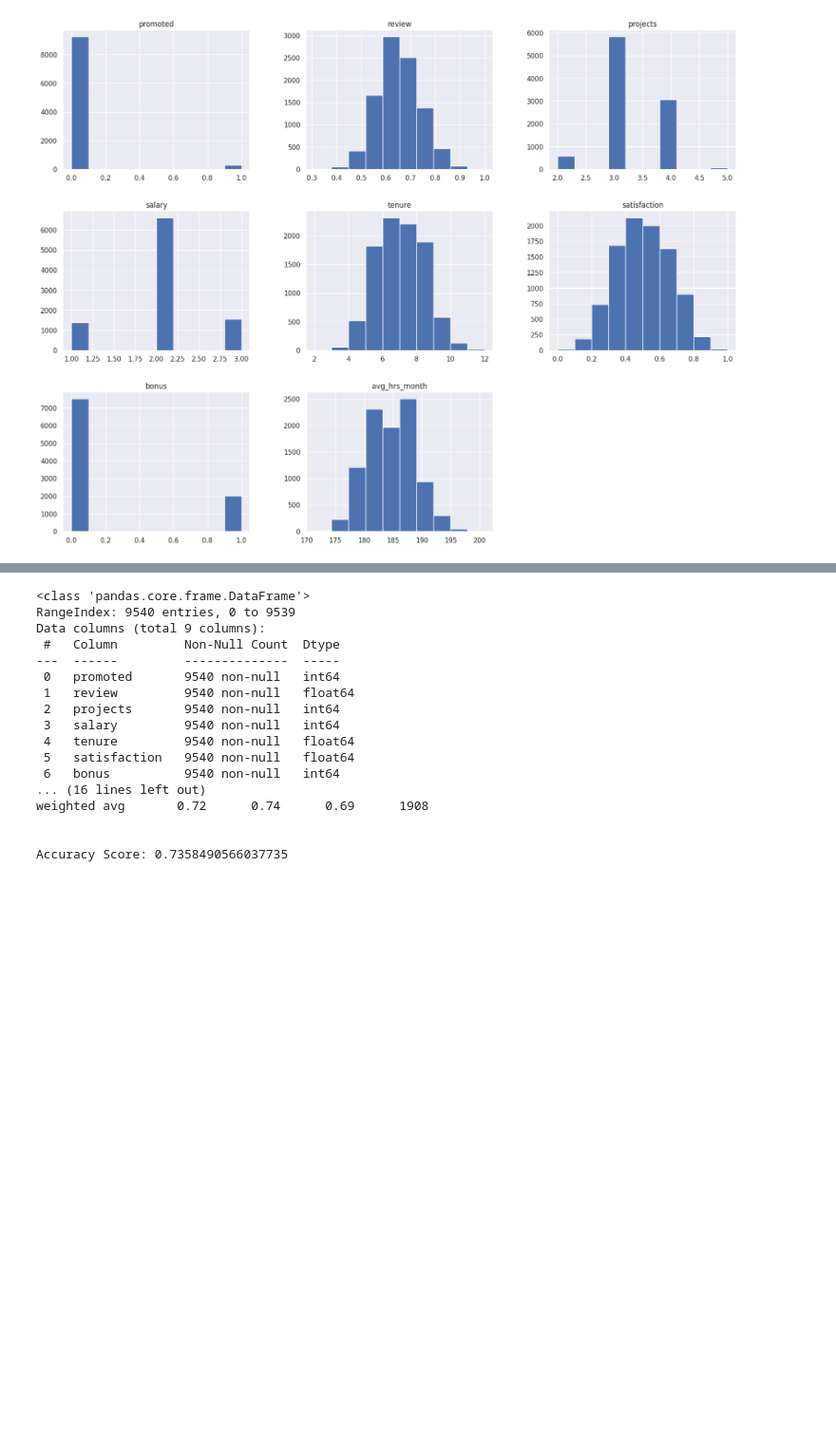
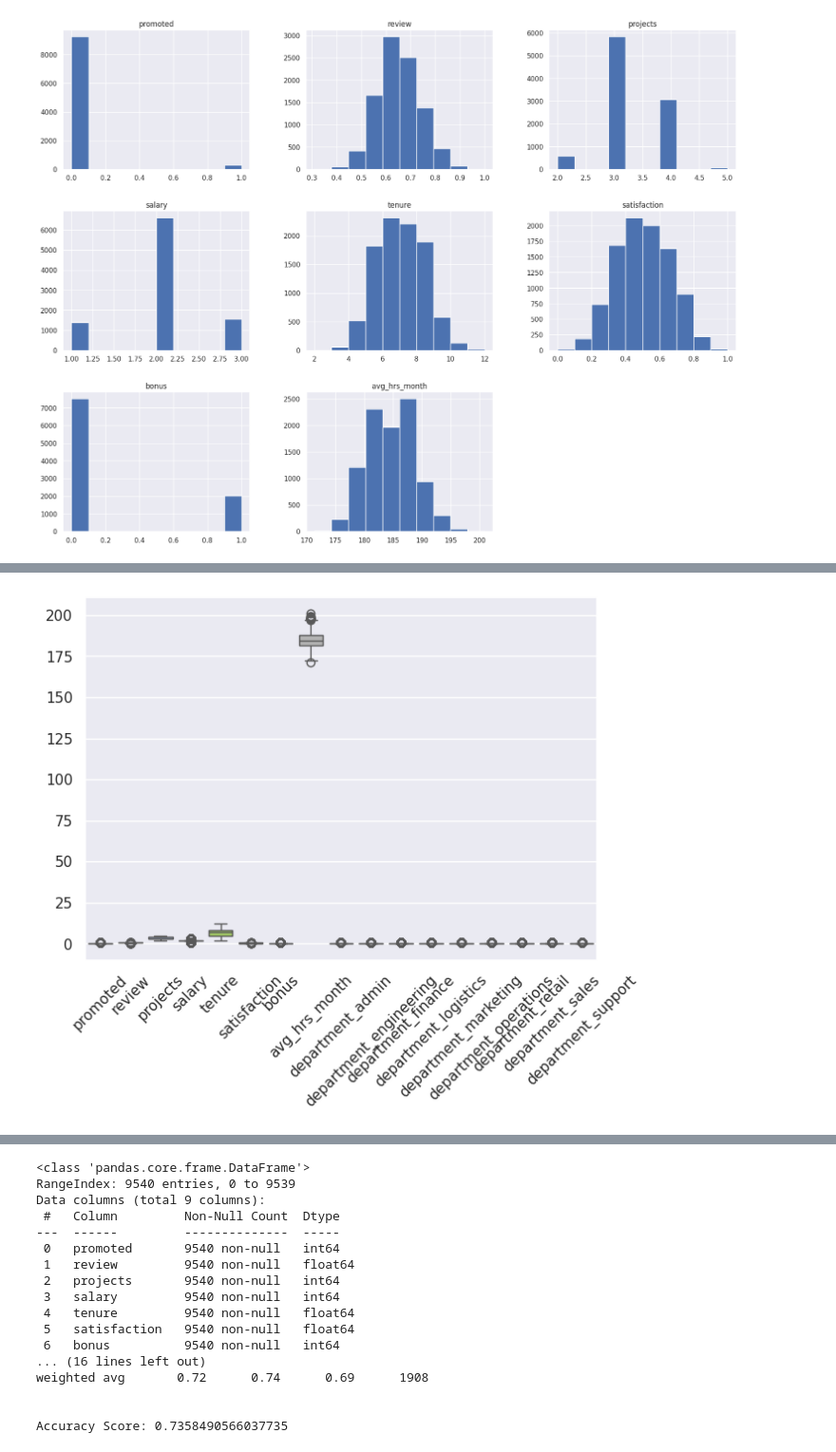
Before and after one commit to mehedimahmudcse/INSE6220, a Jupyter notebook: INSE6220_Mehedi_40262404.ipynb, the cells around one changed output, grey strips where cells are left out. Shown at 95% size. Cells and saved outputs as stored; diff of their text form; code cells hidden in the pictures; blank space fills up the shorter version.

```diff
--- a/INSE6220_Mehedi_40262404.ipynb
+++ b/INSE6220_Mehedi_40262404.ipynb
@@ -230,3 +268,9 @@ plt.show()
+# %%
+ax = plt.figure()
+ax = sns.boxplot(data=X, orient="v", palette="Set2")
+ax.set_xticklabels(ax.get_xticklabels(),rotation=45);
+# %% [output]
+[figure, added]
 # %%
 # import pandas as pd
 # import seaborn as sns
```
Also changed, not shown: parts of 4 cells of this notebook.
